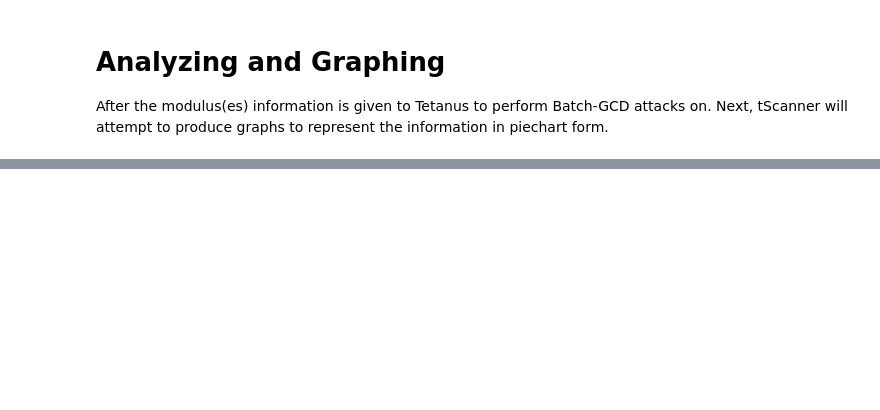
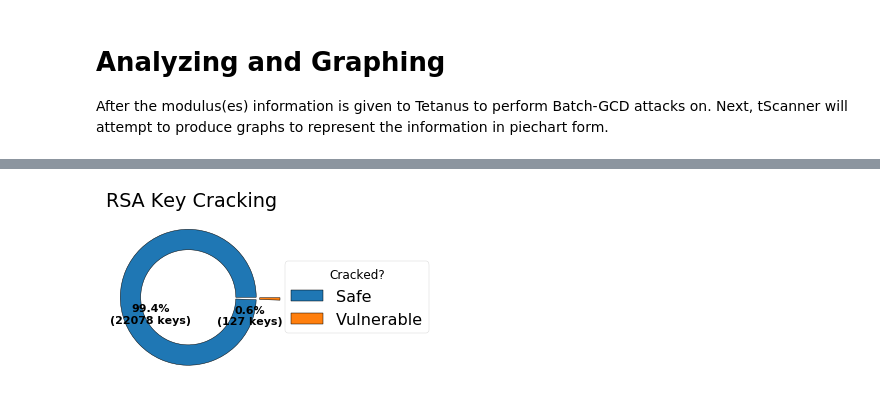
Before and after one commit to ForeverAnApple/tRipper, a Jupyter notebook: tScanner.ipynb, the cells around one changed output, grey strips where cells are left out. Drawn from its saved outputs; the diff is of its cells as text; code cells hidden in the pictures; blank space fills up the shorter version.

```diff
--- a/tScanner.ipynb
+++ b/tScanner.ipynb
@@ -147,0 +254,47 @@ After the modulus(es) information is given to Tetanus to perform Batch-GCD attac
+# %%
+vuln_files = ["input.moduli.vuln", "tScanner.moduli.vuln"]
+
+#style.use('seaborn-poster')
+
+fig, ax = plt.subplots(figsize=(6, 3), subplot_kw=dict(aspect="equal"))
+
+vuln_count = 0
+dataLabel = ["Safe", "Vulnerable"]
+
+data = [sum(data)]
+for (modu, vuln) in zip(moduli_files, vuln_files):
+    with open(vuln, "rb") as f:
+        lines = f.readlines()
+
+    vuln_count += len(lines)
+
+data.append(vuln_count)
+
+explode = (0.05,0.3)
+
+def func(pct, allvals):
+    absolute = int(pct/100.*np.sum(allvals))
+    return "\n\n\n{:.1f}%\n({:d} keys)".format(pct, absolute)
+
+wedges, texts, autotexts = ax.pie(data, autopct=lambda pct: func(pct, data),
+                                  textprops=dict(color="black"),
+                                  pctdistance=0.55,
+                                  labeldistance=.7,
+                                  explode=explode,
+                                  wedgeprops=dict(width=size, edgecolor='black'))
+
+legend= plt.legend(wedges, dataLabel,
+                   title="Cracked?",
+                   loc="center left",
+                   bbox_to_anchor=(1, 0, 0.5, 1))
+
+plt.setp(legend.get_title(), fontsize="12")
+plt.setp(autotexts, size=11, weight="bold")
+
+ax.set_title("RSA Key Cracking", color="black")
+
+plt.tight_layout()
+#plt.savefig('rsa_crack.png', dpi=160, format="png", transparent=True)
+plt.show()
+# %% [output]
+[figure, added]
```
Also changed, not shown: parts of 7 cells of this notebook, 10 other files.
